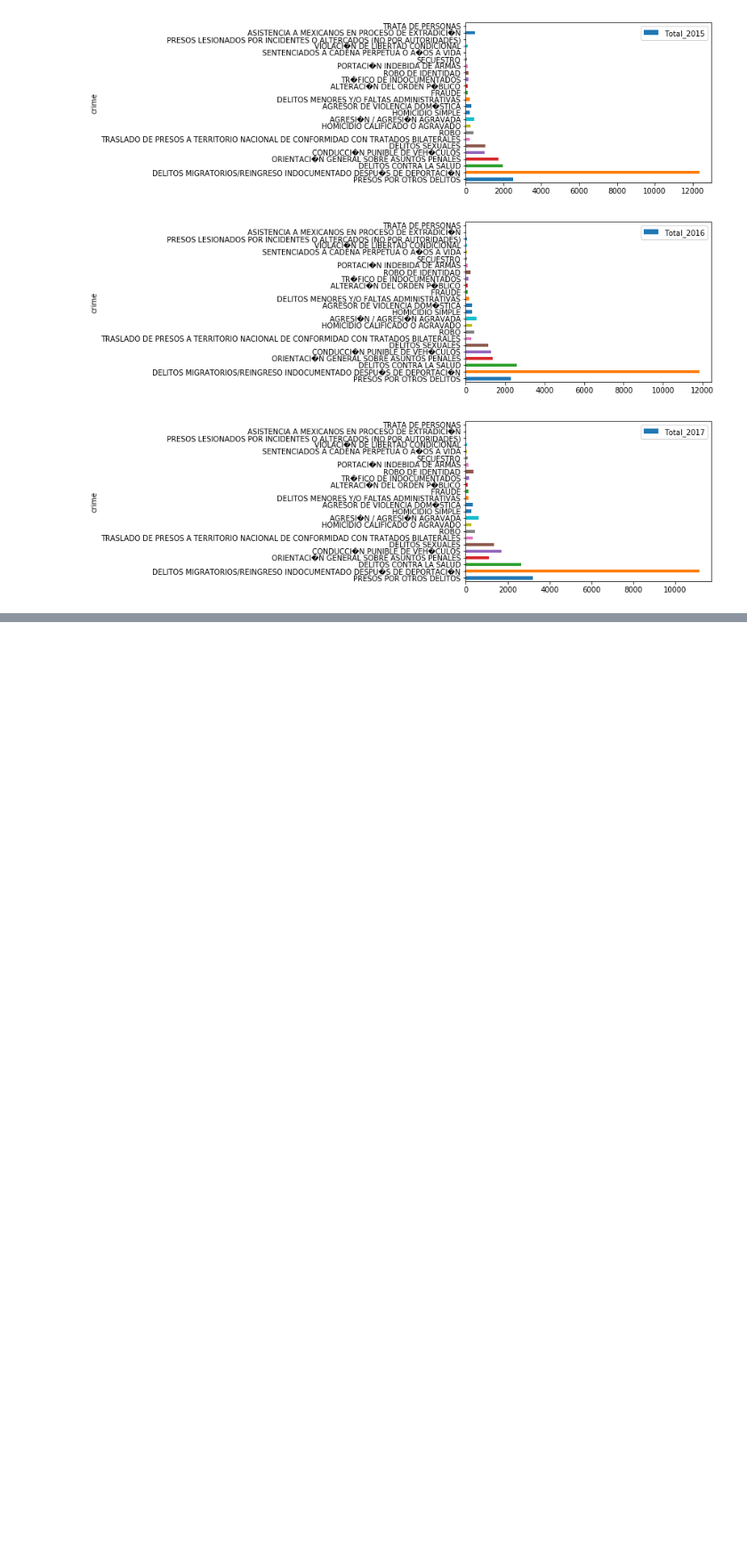
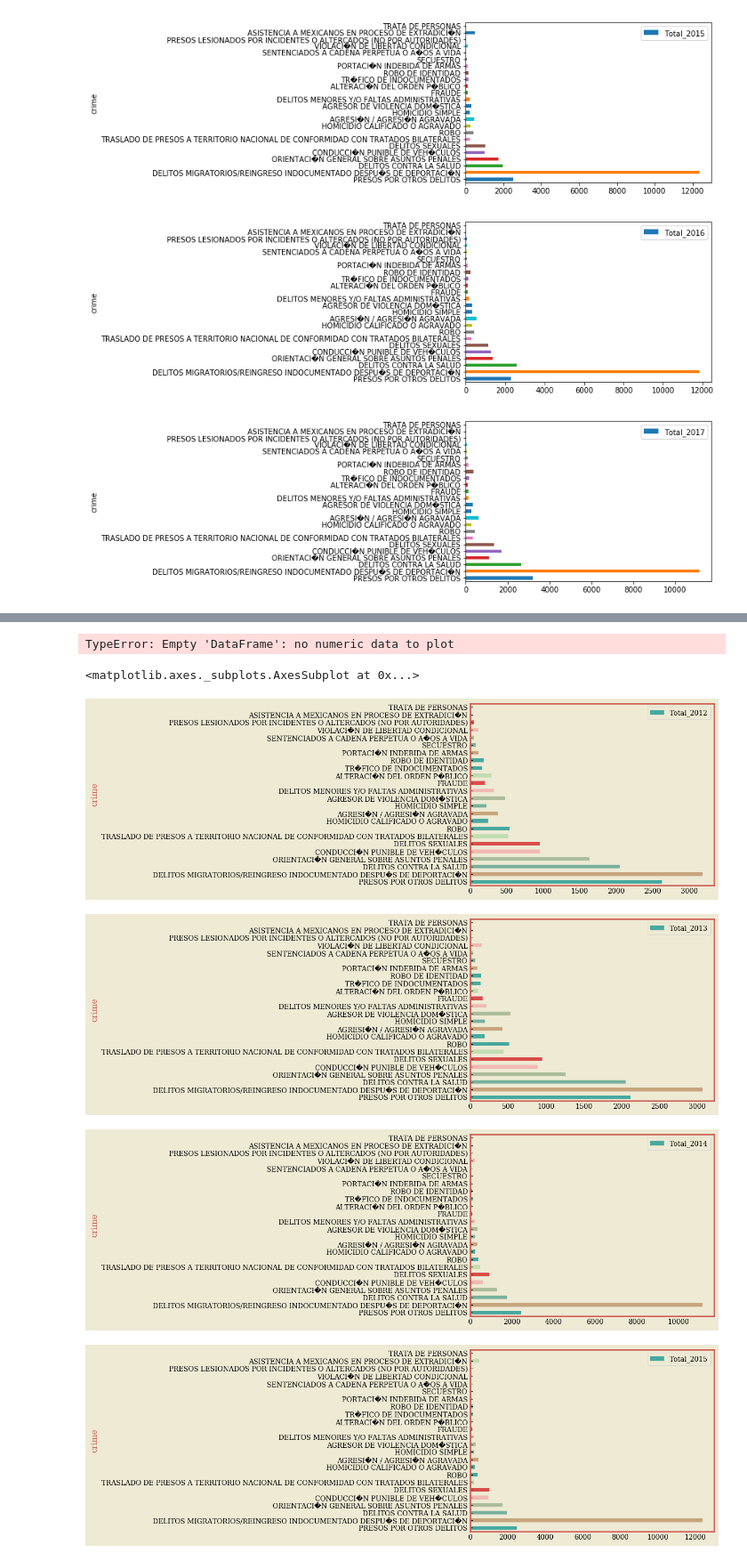
Before and after one commit to dbaptistr/data-studio, a Jupyter notebook: 02-project/Mexican crime abroad.ipynb, the cells around one changed output, grey strips where cells are left out. Shown at 89% size. Saved outputs shown, nothing was run; the diff lists cells and outputs as text; code cells hidden in the pictures; blank space fills up the shorter version.

```diff
--- a/02-project/Mexican crime abroad.ipynb
+++ b/02-project/Mexican crime abroad.ipynb
@@ -207,0 +242,38 @@ TypeError: Empty 'DataFrame': no numeric data to plot
+# %%
+plt.rcdefaults()
+plt.rcParams.update({
+'pdf.fonttype': 42,
+'ps.fonttype': 42,
+'patch.linewidth': 0.5,
+'patch.facecolor': '#EEEAD4',
+'patch.edgecolor': '#EEEAD4',
+'patch.antialiased': True,
+'font.size': 10.0,
+'axes.facecolor': '#EEEAD4',
+'axes.edgecolor': '#CD5B51',
+'axes.linewidth': '2',
+'axes.grid': False,
+'axes.titlesize': 'x-large',
+'axes.labelsize': 'large',
+'axes.labelcolor': '#CD5B51',
+'axes.axisbelow': 'line',
+'axes.prop_cycle': cycler('color', ['#48A99F', '#C7A57E', '#78B09D', '#ACBD9B', '#F1B9B2', '#D94D4B', '#C2DDB2']),
+'axes.spines.bottom' : True,
+'xtick.bottom': False,
+'xtick.color': 'black',
+'xtick.direction': 'in',
+'ytick.color': 'black',
+'ytick.direction': 'in',
+'grid.color': 'white',
+'grid.linestyle': '-',
+'figure.facecolor': '#EEEAD4',
+'font.family': 'serif',
+'font.style': 'normal',
+'font.variant': 'normal',
+'font.weight': 'medium',
+'font.stretch': 'normal',
+'font.sans-serif': 'Georgia',
+'text.color': '#000000',
+'svg.fonttype': 'path'
+
+})
@@ -207,0 +444,17 @@ TypeError: Empty 'DataFrame': no numeric data to plot
+# %%
+new_df.groupby('Total_2012').crime.plot()
+# %% [output]
+TypeError: Empty 'DataFrame': no numeric data to plot
+# %%
+new_df.plot(x='crime', y='Total_2012', kind='barh')
+new_df.plot(x='crime', y='Total_2013', kind='barh')
+new_df.plot(x='crime', y='Total_2014', kind='barh')
+new_df.plot(x='crime', y='Total_2015', kind='barh')
+new_df.plot(x='crime', y='Total_2016', kind='barh')
+new_df.plot(x='crime', y='Total_2017', kind='barh')
+# %% [output]
+<matplotlib.axes._subplots.AxesSubplot at 0x...>
+[figure, added]
+[figure, added]
+[figure, added]
+[figure, added]
```
Also changed, not shown: parts of 18 cells of this notebook.
